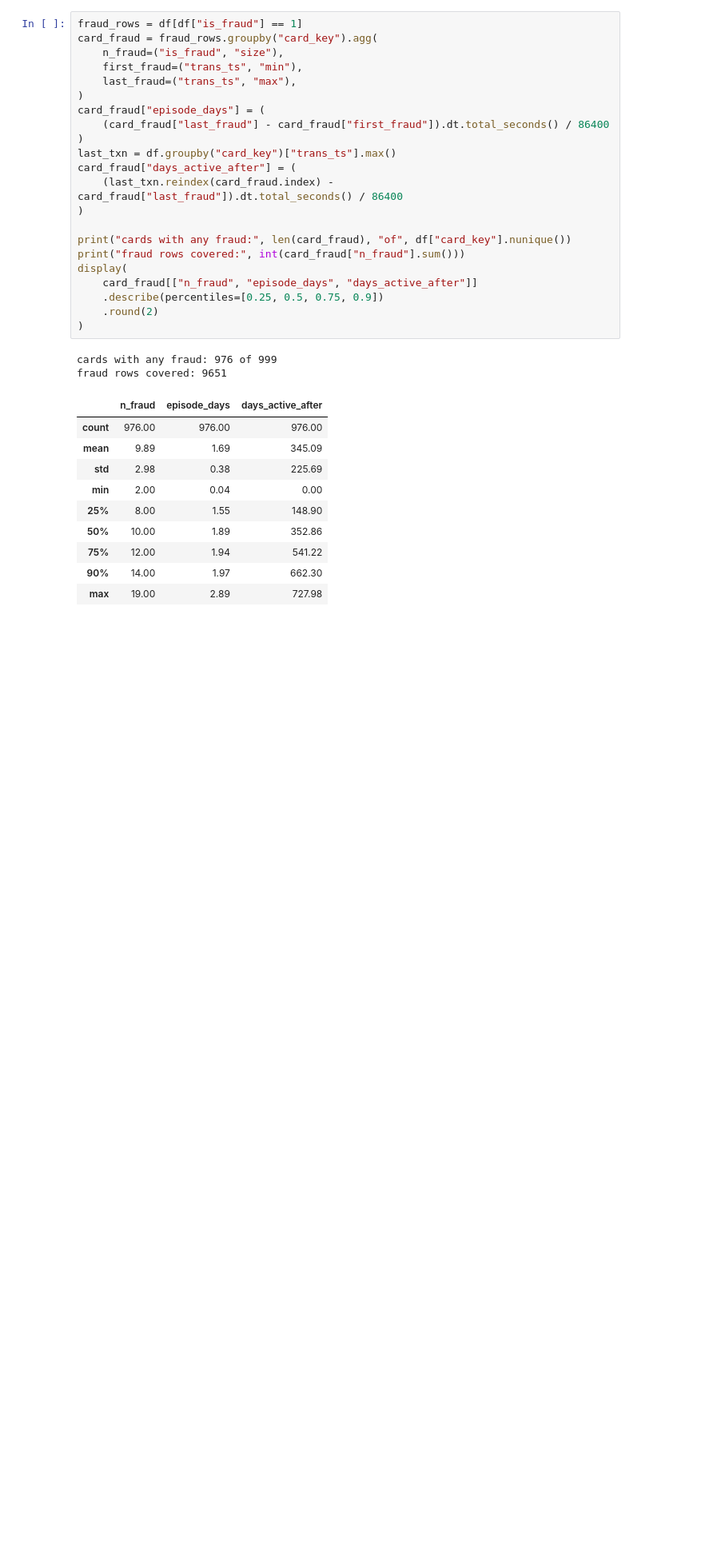
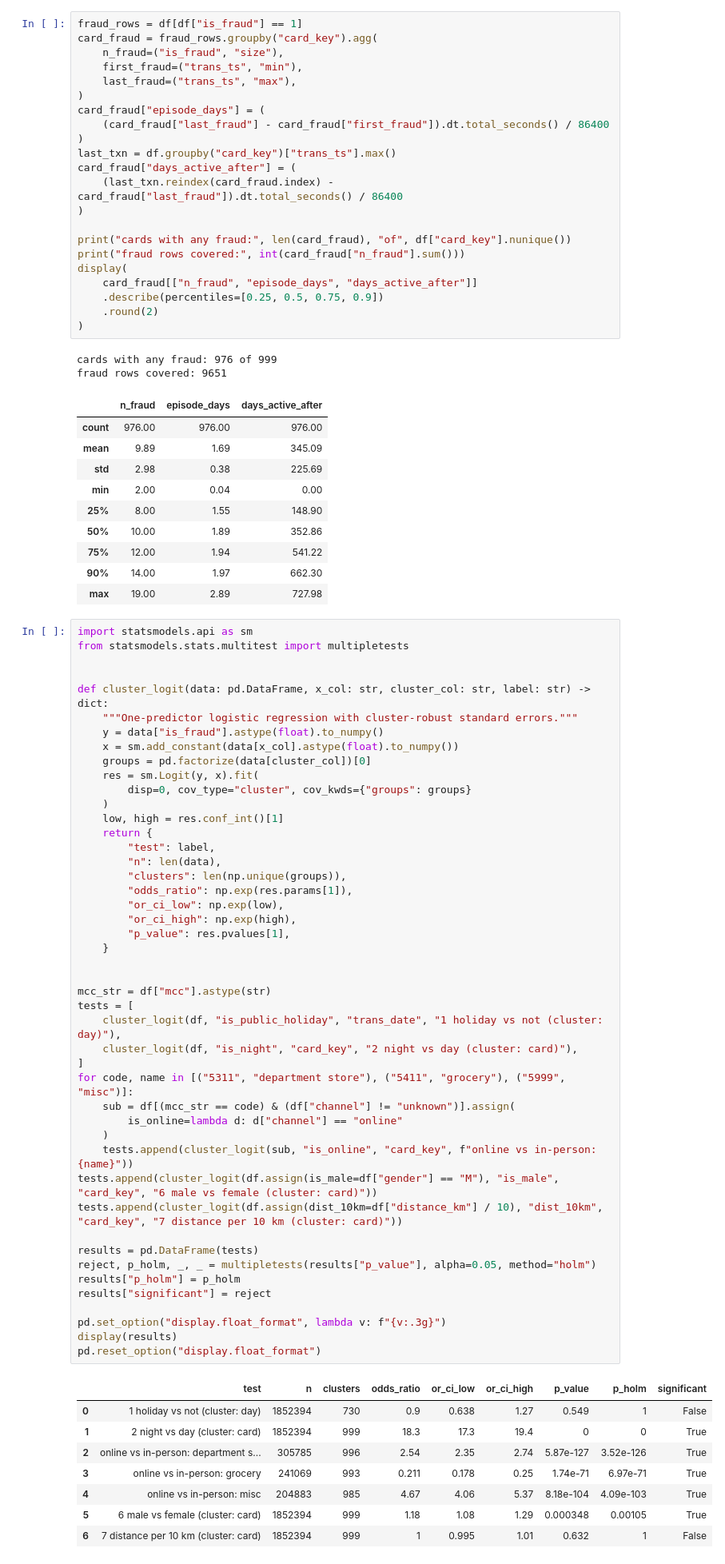
Before and after one commit to mahsafallahi/fraud-intelligence-platform, a Jupyter notebook: notebooks/03_eda.ipynb, the cells around one changed output. Shown at 80% size. Cells and saved outputs as stored; diff of their text form; blank space fills up the shorter version.

Commit message:
Phase 3: hypothesis tests (cluster-robust, Holm) and EDA findings doc

```diff
--- a/notebooks/03_eda.ipynb
+++ b/notebooks/03_eda.ipynb
@@ -598,3 +598,58 @@ fraud rows covered: 9651
 | 75% | 12.00 | 1.94 | 541.22 |
 | 90% | 14.00 | 1.97 | 662.30 |
 | max | 19.00 | 2.89 | 727.98 |
+# %%
+import statsmodels.api as sm
+from statsmodels.stats.multitest import multipletests
+
+
+def cluster_logit(data: pd.DataFrame, x_col: str, cluster_col: str, label: str) -> dict:
+    """One-predictor logistic regression with cluster-robust standard errors."""
+    y = data["is_fraud"].astype(float).to_numpy()
+    x = sm.add_constant(data[x_col].astype(float).to_numpy())
+    groups = pd.factorize(data[cluster_col])[0]
+    res = sm.Logit(y, x).fit(
+        disp=0, cov_type="cluster", cov_kwds={"groups": groups}
+    )
+    low, high = res.conf_int()[1]
+    return {
+        "test": label,
+        "n": len(data),
+        "clusters": len(np.unique(groups)),
+        "odds_ratio": np.exp(res.params[1]),
+        "or_ci_low": np.exp(low),
+        "or_ci_high": np.exp(high),
+        "p_value": res.pvalues[1],
+    }
+
+
+mcc_str = df["mcc"].astype(str)
+tests = [
+    cluster_logit(df, "is_public_holiday", "trans_date", "1 holiday vs not (cluster: day)"),
+    cluster_logit(df, "is_night", "card_key", "2 night vs day (cluster: card)"),
+]
+for code, name in [("5311", "department store"), ("5411", "grocery"), ("5999", "misc")]:
+    sub = df[(mcc_str == code) & (df["channel"] != "unknown")].assign(
+        is_online=lambda d: d["channel"] == "online"
+    )
+    tests.append(cluster_logit(sub, "is_online", "card_key", f"online vs in-person: {name}"))
+tests.append(cluster_logit(df.assign(is_male=df["gender"] == "M"), "is_male", "card_key", "6 male vs female (cluster: card)"))
+tests.append(cluster_logit(df.assign(dist_10km=df["distance_km"] / 10), "dist_10km", "card_key", "7 distance per 10 km (cluster: card)"))
+
+results = pd.DataFrame(tests)
+reject, p_holm, _, _ = multipletests(results["p_value"], alpha=0.05, method="holm")
+results["p_holm"] = p_holm
+results["significant"] = reject
+
+pd.set_option("display.float_format", lambda v: f"{v:.3g}")
+display(results)
+pd.reset_option("display.float_format")
+# %% [output]
+|  | test | n | clusters | odds_ratio | or_ci_low | or_ci_high | p_value | p_holm | significant |
+| 0 | 1 holiday vs not (cluster: day) | 1852394 | 730 | 0.9 | 0.638 | 1.27 | 0.549 | 1 | False |
+| 1 | 2 night vs day (cluster: card) | 1852394 | 999 | 18.3 | 17.3 | 19.4 | 0 | 0 | True |
+| 2 | online vs in-person: department s... | 305785 | 996 | 2.54 | 2.35 | 2.74 | 5.87e-127 | 3.52e-126 | True |
+| 3 | online vs in-person: grocery | 241069 | 993 | 0.211 | 0.178 | 0.25 | 1.74e-71 | 6.97e-71 | True |
+| 4 | online vs in-person: misc | 204883 | 985 | 4.67 | 4.06 | 5.37 | 8.18e-104 | 4.09e-103 | True |
+| 5 | 6 male vs female (cluster: card) | 1852394 | 999 | 1.18 | 1.08 | 1.29 | 0.000348 | 0.00105 | True |
+| 6 | 7 distance per 10 km (cluster: card) | 1852394 | 999 | 1 | 0.995 | 1.01 | 0.632 | 1 | False |
```
Also changed, not shown: 1 other file.
